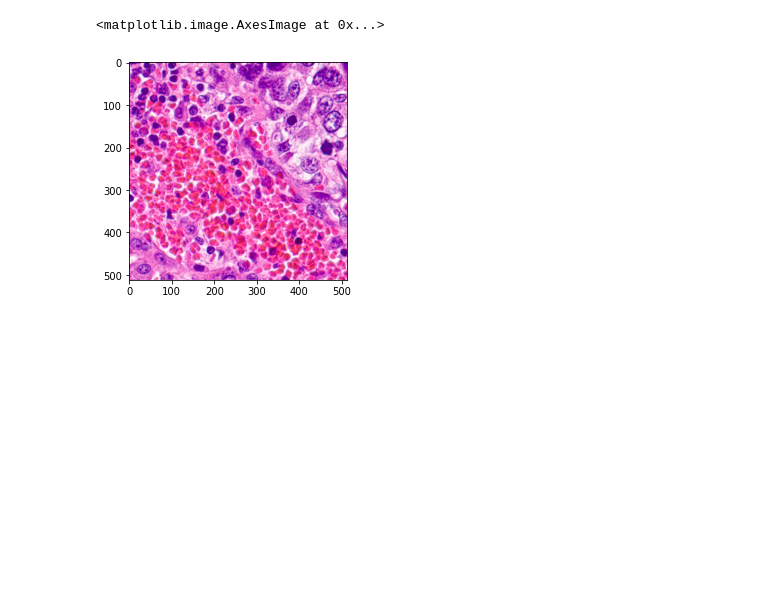
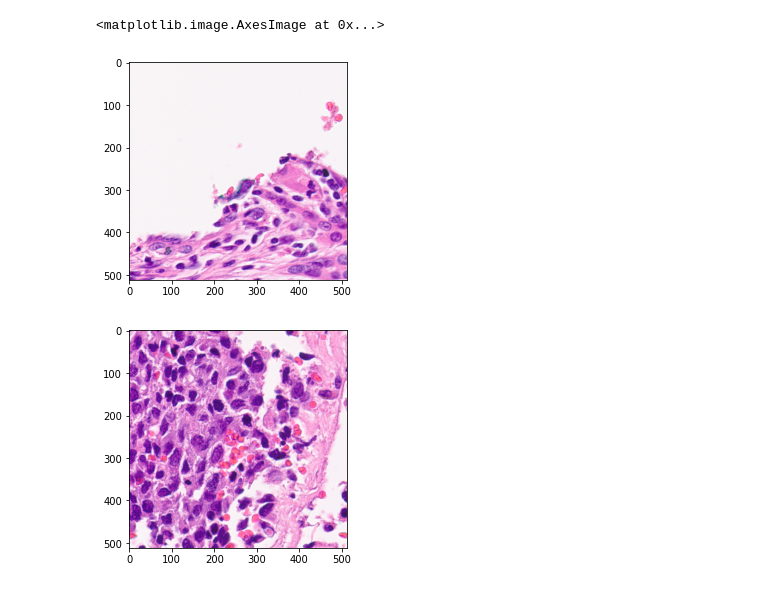
Before and after one commit to TrellixVulnTeam/Med_AutoDO_W1DD, a Jupyter notebook: test_augment.ipynb, the cells around one changed output. Cells and saved outputs as stored; diff of their text form; code cells hidden in the pictures; blank space fills up the shorter version.

```diff
--- a/test_augment.ipynb
+++ b/test_augment.ipynb
@@ -107,4 +0,0 @@ train_loader = DataLoader(train_dataset, shuffle=False, **loader_args)
-# %%
-img = None
-mask = None
-iter = iter(train_loader)
@@ -159,5 +1,13 @@ plt.imshow(soft)
-# %%
-plt.imshow(img_np)
-# %% [output]
-<matplotlib.image.AxesImage at 0x...>
-[figure, removed]
+# %%
+from typing import Tuple
+import torch
+import numpy as np
+import kornia
+import matplotlib.pyplot as plt
+from custom_models import *
+from custom_datasets import *
+temp_wsi_Good_patch_path = '/home/rayeh/workspace/project/med/data/data_512/imgs'
+temp_mask_Good_patch_path = '/home/rayeh/workspace/project/med/data/data_512/masks'
+train_data = MedDataset(temp_wsi_Good_patch_path, temp_mask_Good_patch_path, 1)
+train_loader = torch.utils.data.DataLoader(train_data, batch_size=2, shuffle=True, drop_last=True)
+data_len = len(train_data)
@@ -163,0 +16,18 @@ plt.imshow(img_np)
+# %%
+loader = iter(train_loader)
+# %%
+data = next(loader)
+idx = data['idx']
+rgb = data['image']
+mask = data['mask']
+# %%
+img = torch.permute(rgb[0], (1,2,0)).numpy()
+plt.figure(figsize=(4,4))
+plt.imshow(img)
+img = torch.permute(rgb[1], (1,2,0)).numpy()
+plt.figure(figsize=(4,4))
+plt.imshow(img)
+# %% [output]
+<matplotlib.image.AxesImage at 0x...>
+[figure, added]
+[figure, added]
```
Also changed, not shown: parts of 16 cells of this notebook, 14 other files.
